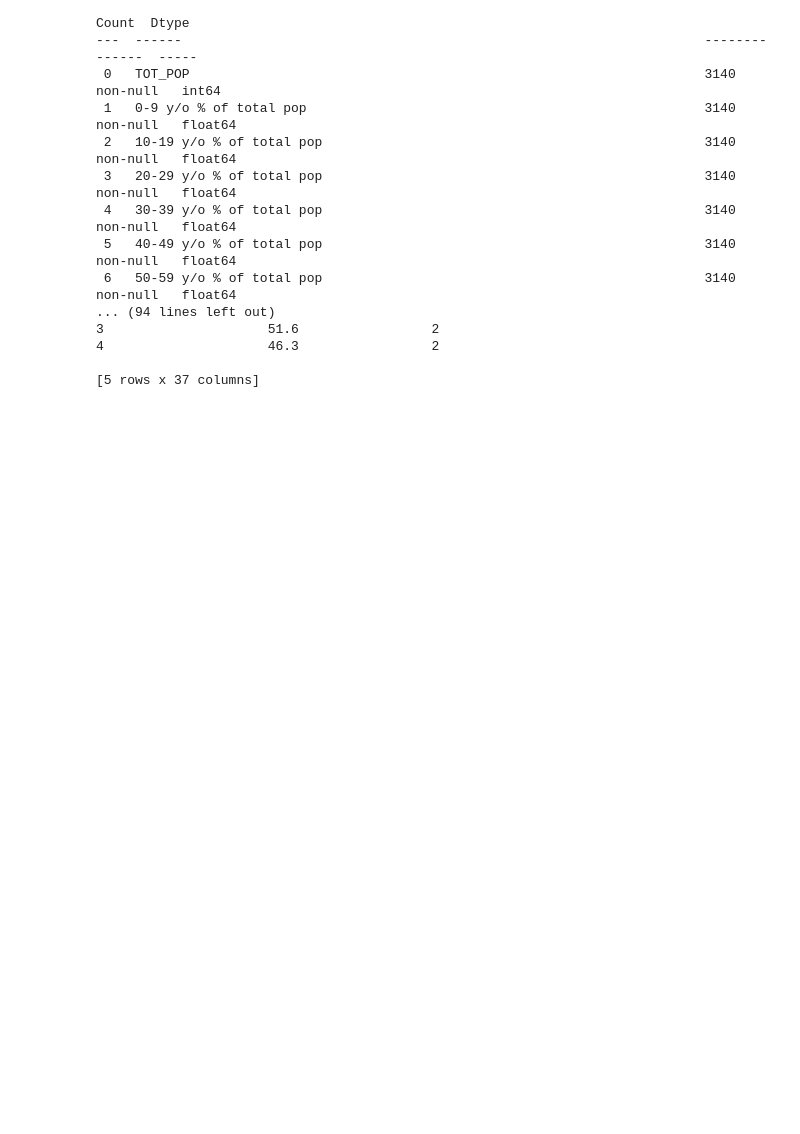
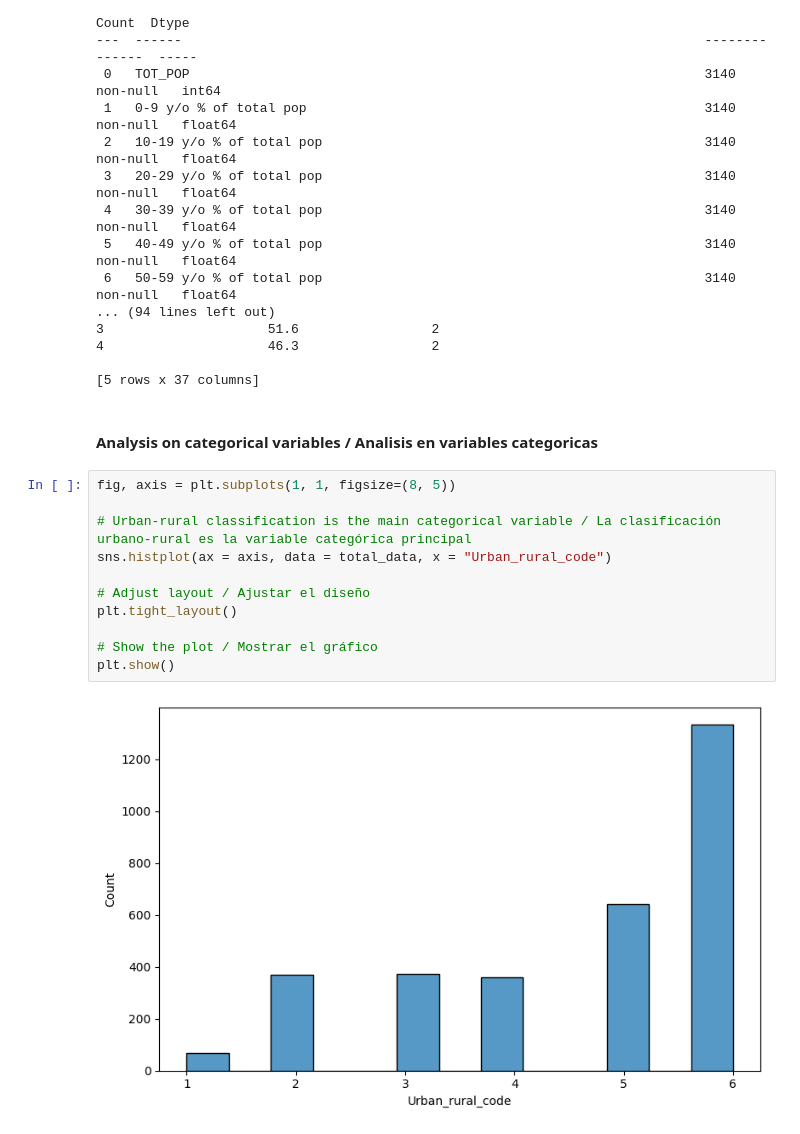
Before and after one commit to Steffanoganahl/Tutorial-Construye-un-modelo-de-regresion-lineal-usando-pandas-y-python, a Jupyter notebook: src/explore.ipynb, the cells around one changed output. Saved outputs shown, nothing was run; the diff lists cells and outputs as text; blank space fills up the shorter version.

```diff
--- a/src/explore.ipynb
+++ b/src/explore.ipynb
@@ -177,3 +183,18 @@ Data columns (total 37 columns):
 4                     46.3                 2
 
 [5 rows x 37 columns]
+# %% [markdown]
+#### Analysis on categorical variables / Analisis en variables categoricas
+# %%
+fig, axis = plt.subplots(1, 1, figsize=(8, 5))
+
+# Urban-rural classification is the main categorical variable / La clasificación urbano-rural es la variable categórica principal
+sns.histplot(ax = axis, data = total_data, x = "Urban_rural_code")
+
+# Adjust layout / Ajustar el diseño
+plt.tight_layout()
+
+# Show the plot / Mostrar el gráfico
+plt.show()
+# %% [output]
+[figure, added]
```
Also changed, not shown: parts of 55 cells of this notebook, 3 other files.
